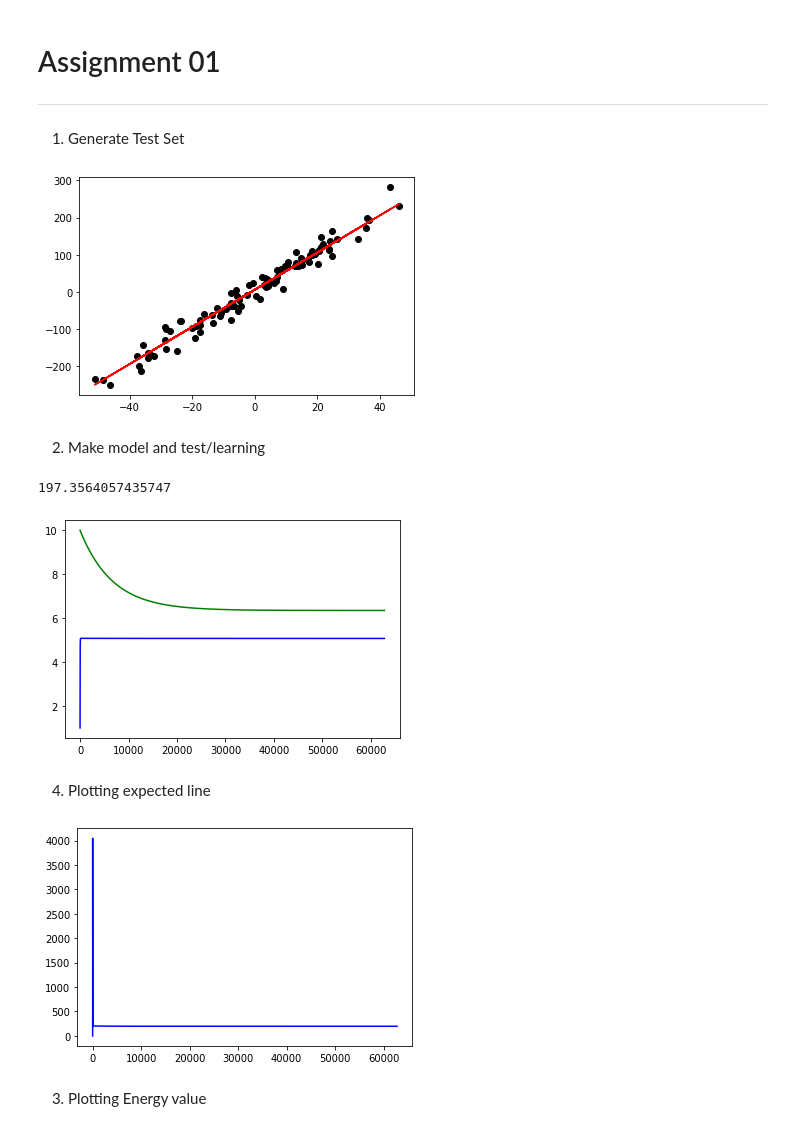
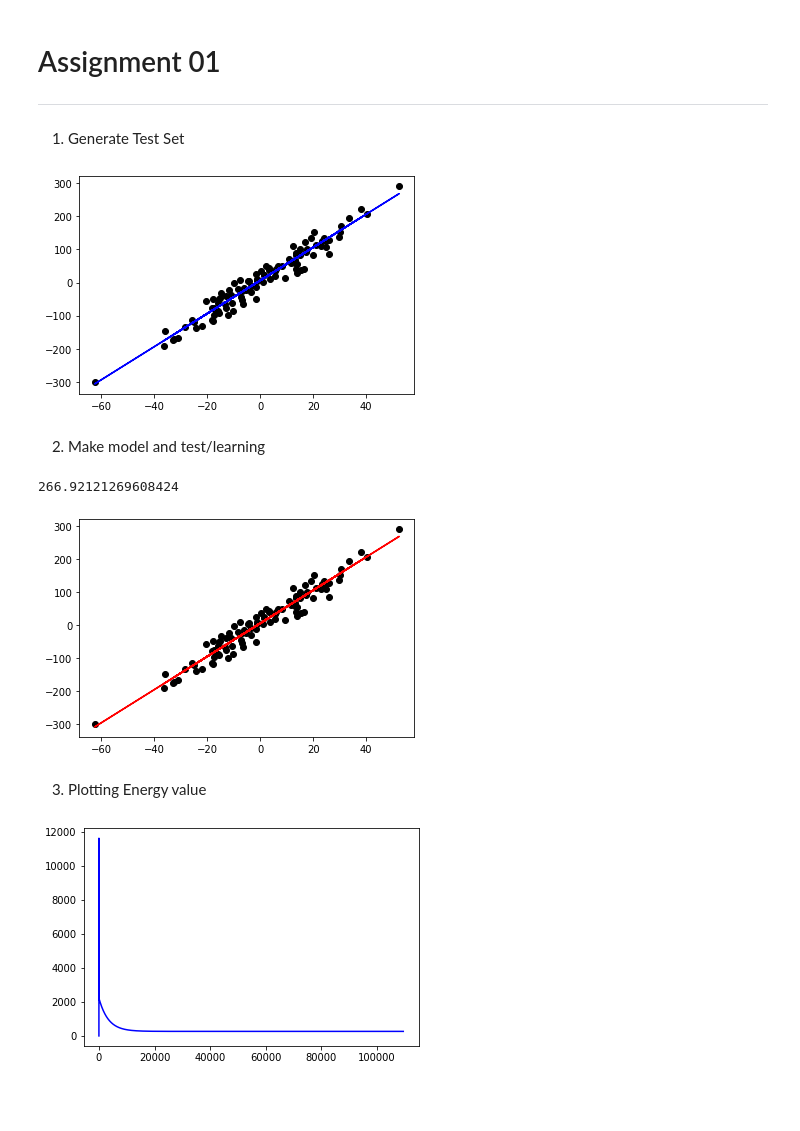
Before and after one commit to sonhs99/MachineLearning, a Jupyter notebook: Assignment01.ipynb, the cells around one changed output. Saved outputs shown, nothing was run; the diff lists cells and outputs as text; code cells hidden in the pictures; blank space fills up the shorter version.

Commit message:
Plotting Model Parameter/Plot의 색을 조건에 맞춤

```diff
--- a/Assignment01.ipynb
+++ b/Assignment01.ipynb
@@ -14,55 +14,54 @@ x = 20 * np.random.randn(100)
 y = a * x + b + 20 * np.random.randn(100)
 
 plt.scatter(x, y, c='k')
-plt.plot(x, a*x + b, 'r')
+plt.plot(x, a*x + b, 'b')
 
 plt.show()
 # %% [output]
-[figure, old version]
+[figure, new version]
 # %% [markdown]
 2. Make model and test/learning
 # %%
-theta_a = [np.random.randint(1, 20)]
-theta_b = [np.random.randint(1, 20)]
+theta_a = [np.random.randint(1, 100)]
+theta_b = [np.random.randint(1, 100)]
 e_list = [0]
 alpha = 0.00015
 epsilon = 0.00000000000000001
 
 def energy(x, y, theta_a, theta_b):
   sum = 0
   for x_, y_ in zip(x, y):
     tmp = theta_a * x_ + theta_b - y_
     sum += tmp * tmp
   return sum / 200
 
 e_tmp = energy(x, y, theta_a[-1], theta_b[-1])
 
 while np.abs(e_list[-1] - e_tmp) > epsilon:
   e_list.append(e_tmp)
   theta_a.append(theta_a[-1])
   theta_b.append(theta_b[-1])
 
   for x_, y_ in zip(x, y):
     theta_a[-1] -= alpha * (theta_a[-1] * x_ + theta_b[-1] - y_) * x_ / 100
     theta_b[-1] -= alpha * (theta_a[-1] * x_ + theta_b[-1] - y_) / 100
 
   e_tmp = energy(x, y, theta_a[-1], theta_b[-1])
 
 print(e_tmp)
 
-plt.plot([x for x in range(1, len(theta_a) + 1)], theta_a, 'b')
-plt.plot([x for x in range(1, len(theta_b) + 1)], theta_b, 'g')
+plt.scatter(x, y, c='k')
+plt.plot(x, theta_a[-1]*x + theta_b[-1], 'r')
+
 plt.show()
 # %% [output]
-197.3564057435747
+266.92121269608424
-[figure, old version]
+[figure, new version]
-# %% [markdown]
-4. Plotting expected line
+# %% [markdown]
+3. Plotting Energy value
 # %%
 plt.plot([x for x in range(1, len(e_list) + 1)], e_list, 'b')
 
 plt.show()
 # %% [output]
-[figure, old version]
+[figure, new version]
-# %% [markdown]
-3. Plotting Energy value
```
Also changed, not shown: parts of 2 cells of this notebook.
